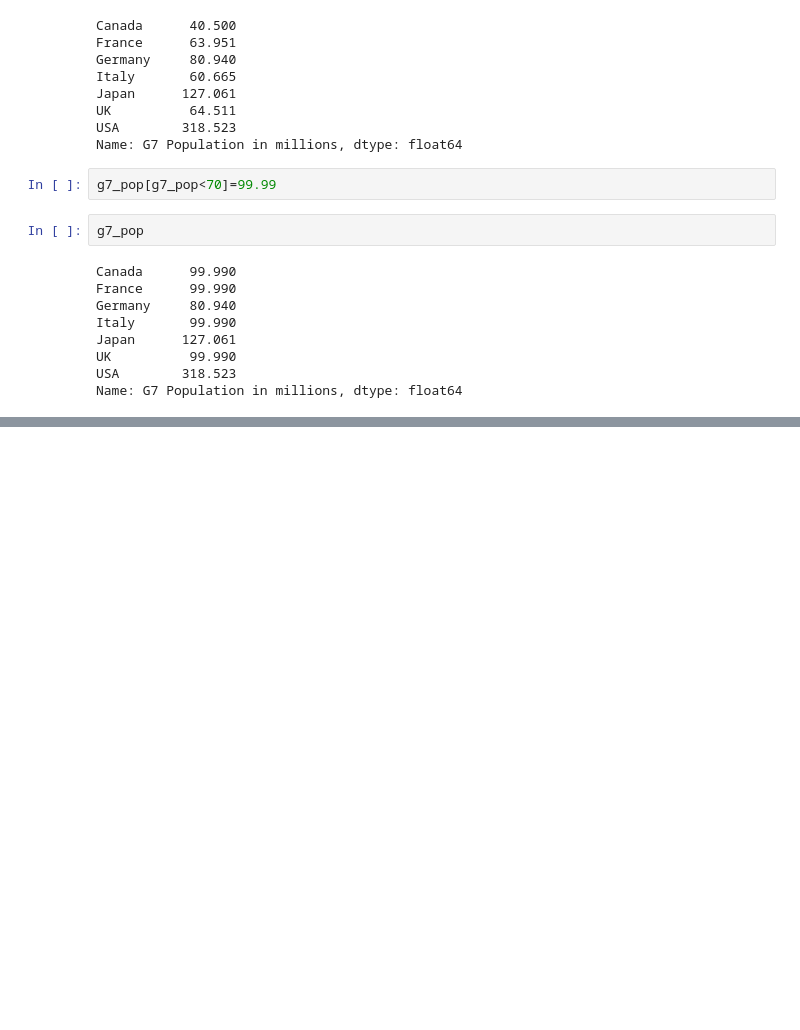
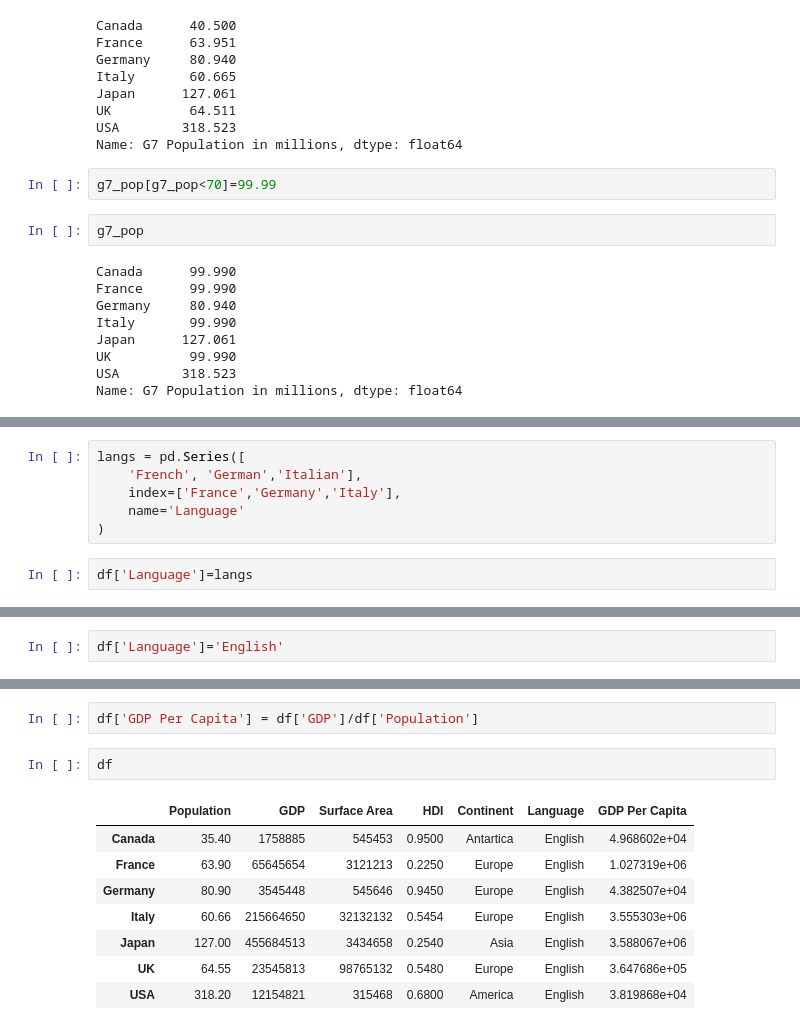
Before and after one commit to omsouravsharma/DataAnalysis_python, a Jupyter notebook: Data_analysis.ipynb, the cells around one changed output, grey strips where cells are left out. Saved outputs shown, nothing was run; the diff lists cells and outputs as text; blank space fills up the shorter version.

```diff
--- a/Data_analysis.ipynb
+++ b/Data_analysis.ipynb
@@ -784,0 +1022,8 @@ Name: G7 Population in millions, dtype: float64
+# %%
+langs = pd.Series([
+    'French', 'German','Italian'],
+    index=['France','Germany','Italy'],
+    name='Language'
+)
+# %%
+df['Language']=langs
@@ -784,0 +1041,2 @@ Name: G7 Population in millions, dtype: float64
+# %%
+df['Language']='English'
@@ -784,0 +1078,13 @@ Name: G7 Population in millions, dtype: float64
+# %%
+df['GDP Per Capita'] = df['GDP']/df['Population']
+# %%
+df
+# %% [output]
+|  | Population | GDP | Surface Area | HDI | Continent | Language | GDP Per Capita |
+| Canada | 35.40 | 1758885 | 545453 | 0.9500 | Antartica | English | 4.968602e+04 |
+| France | 63.90 | 65645654 | 3121213 | 0.2250 | Europe | English | 1.027319e+06 |
+| Germany | 80.90 | 3545448 | 545646 | 0.9450 | Europe | English | 4.382507e+04 |
+| Italy | 60.66 | 215664650 | 32132132 | 0.5454 | Europe | English | 3.555303e+06 |
+| Japan | 127.00 | 455684513 | 3434658 | 0.2540 | Asia | English | 3.588067e+06 |
+| UK | 64.55 | 23545813 | 98765132 | 0.5480 | Europe | English | 3.647686e+05 |
+| USA | 318.20 | 12154821 | 315468 | 0.6800 | America | English | 3.819868e+04 |
```
Also changed, not shown: parts of 34 cells of this notebook.
